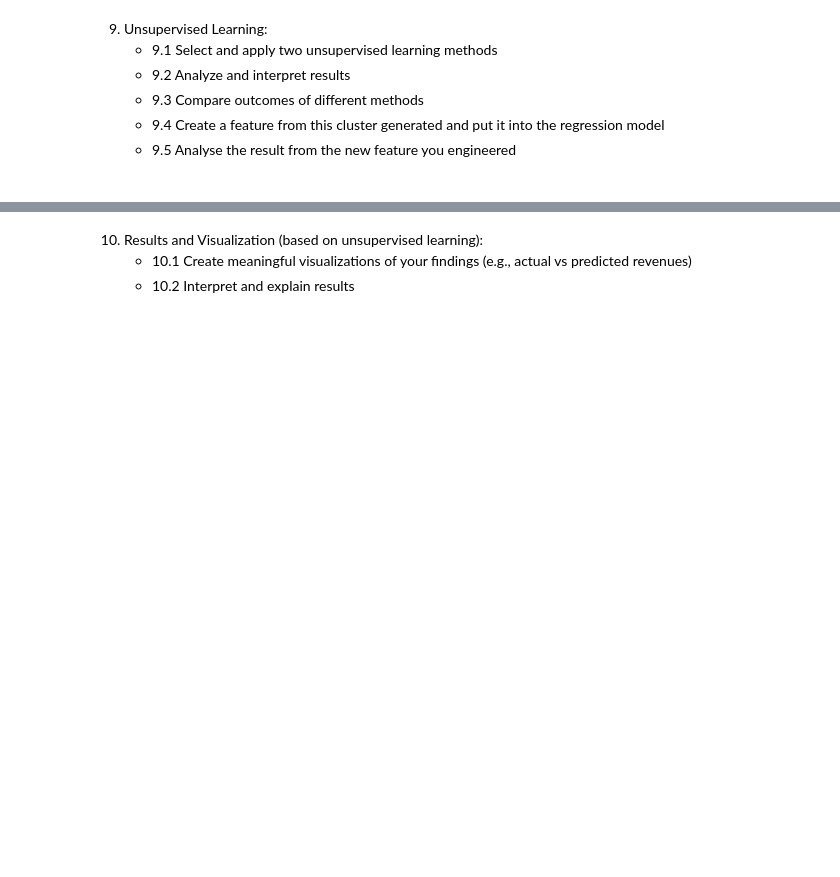
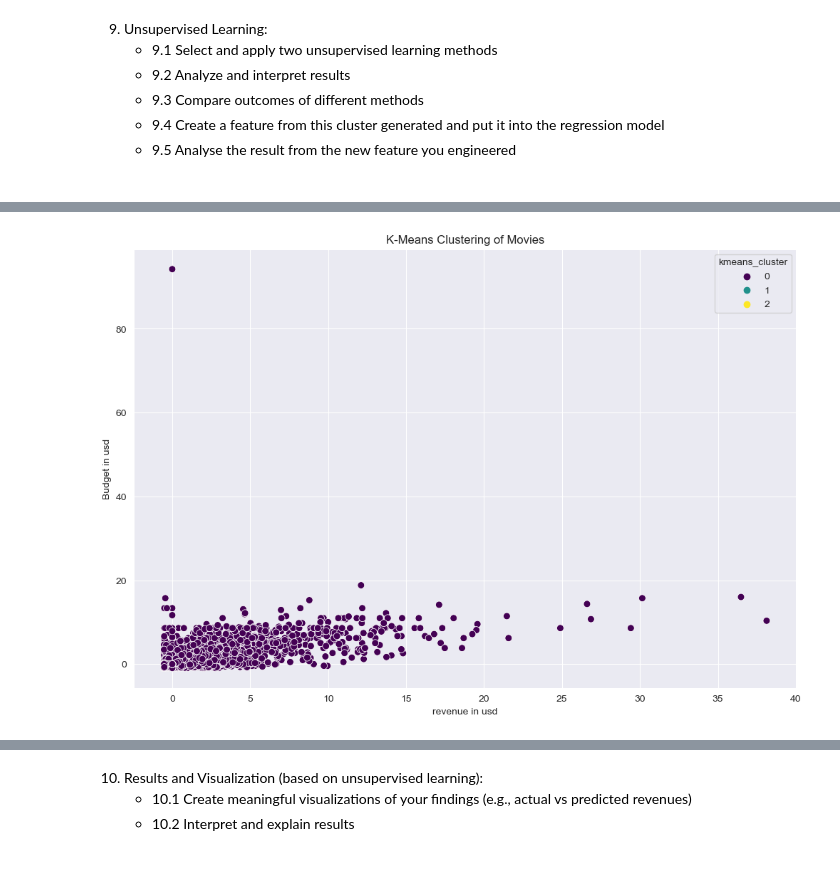
Before and after one commit to akinolu52/movie-revenue-prediction, a Jupyter notebook: explore.ipynb, the cells around one changed output, grey strips where cells are left out. Saved outputs shown, nothing was run; the diff lists cells and outputs as text; code cells hidden in the pictures; blank space fills up the shorter version.

```diff
--- a/explore.ipynb
+++ b/explore.ipynb
@@ -1552,0 +1735,20 @@ if hasattr(best_model.named_steps['regressor'], 'feature_importances_'):
+# %%
+# Example using the optimal K from elbow method (adjust as per your elbow plot)
+optimal_k = 3
+
+# Initialize KMeans with optimal K
+kmeans = KMeans(n_clusters=optimal_k, random_state=42)
+kmeans_clusters = kmeans.fit_predict(X)
+
+# Add cluster labels to the dataframe
+movie_df.loc[:, 'kmeans_cluster'] = kmeans_clusters
+
+# Example scatter plot of clusters (adjust features as needed)
+plt.figure(figsize=(12, 8))
+sns.scatterplot(x='revenue_in_usd', y='budget_in_usd', hue='kmeans_cluster', data=movie_df, palette='viridis', s=50)
+plt.title('K-Means Clustering of Movies')
+plt.xlabel('revenue in usd')
+plt.ylabel('Budget in usd')
+plt.show()
+# %% [output]
+[figure, added]
```
Also changed, not shown: parts of 17 cells of this notebook.
